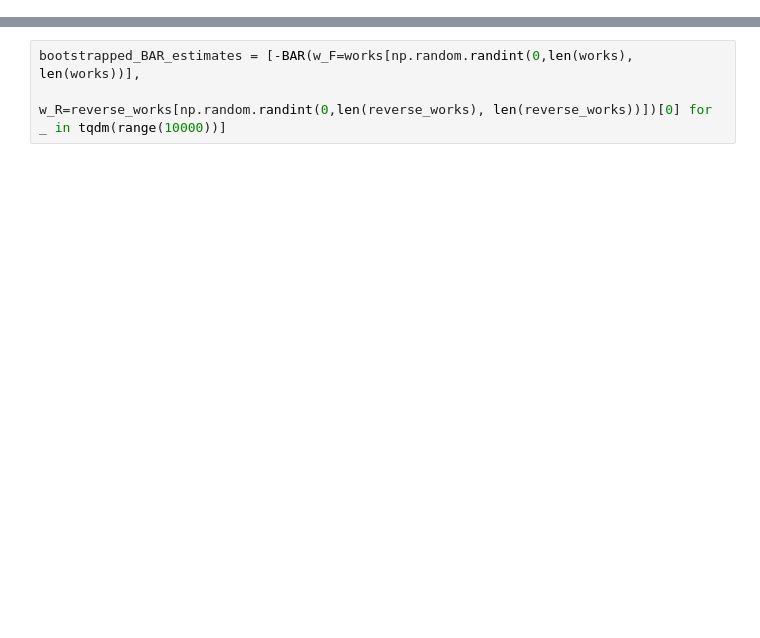
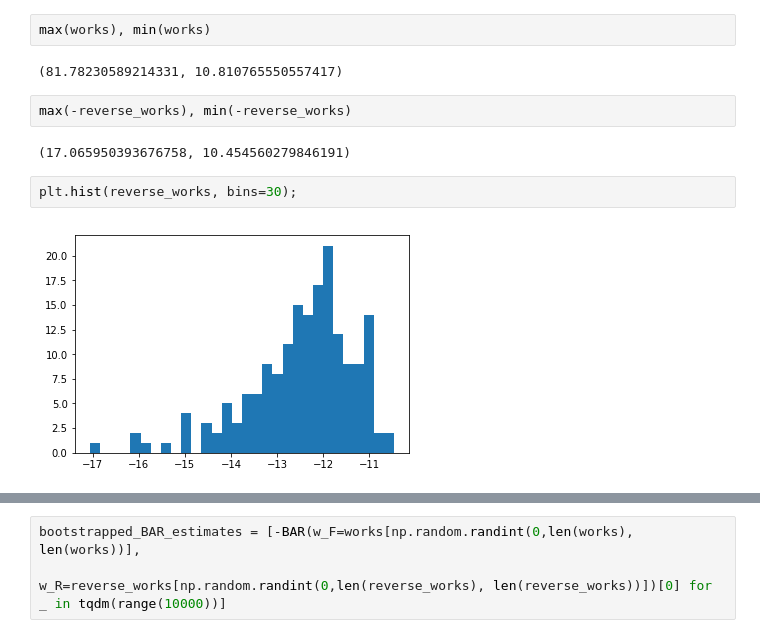
Before and after one commit to openforcefield/bayes-implicit-solvent, a Jupyter notebook: notebooks/inspect AIS results.ipynb, the cells around one changed output, grey strips where cells are left out. Drawn from its saved outputs; the diff is of its cells as text; blank space fills up the shorter version.

```diff
--- a/notebooks/inspect AIS results.ipynb
+++ b/notebooks/inspect AIS results.ipynb
@@ -20,0 +23,12 @@ reverse_works = - np.array([w[-1] for w in reverse_log_weight_trajectories])
+# %%
+max(works), min(works)
+# %% [output]
+(81.78230589214331, 10.810765550557417)
+# %%
+max(-reverse_works), min(-reverse_works)
+# %% [output]
+(17.065950393676758, 10.454560279846191)
+# %%
+plt.hist(reverse_works, bins=30);
+# %% [output]
+[figure, added]
```
Also changed, not shown: parts of 26 cells of this notebook, 27 other files.
